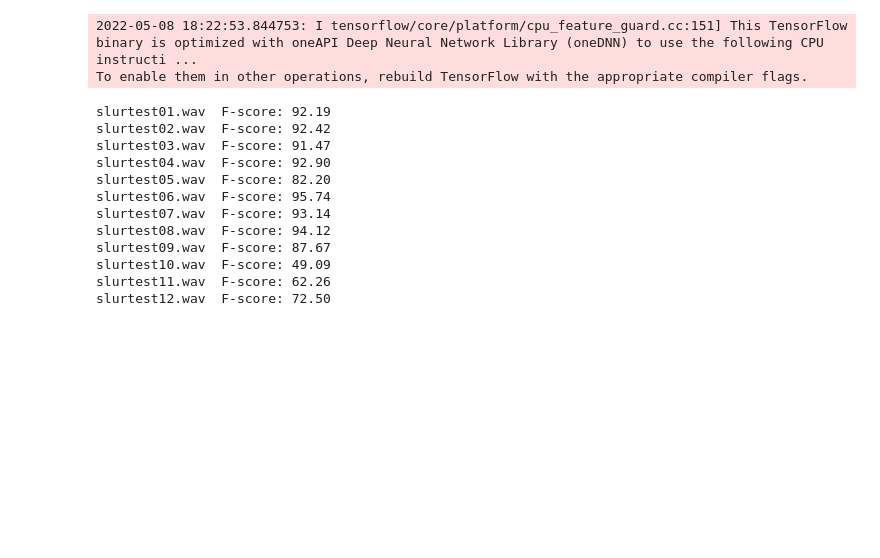
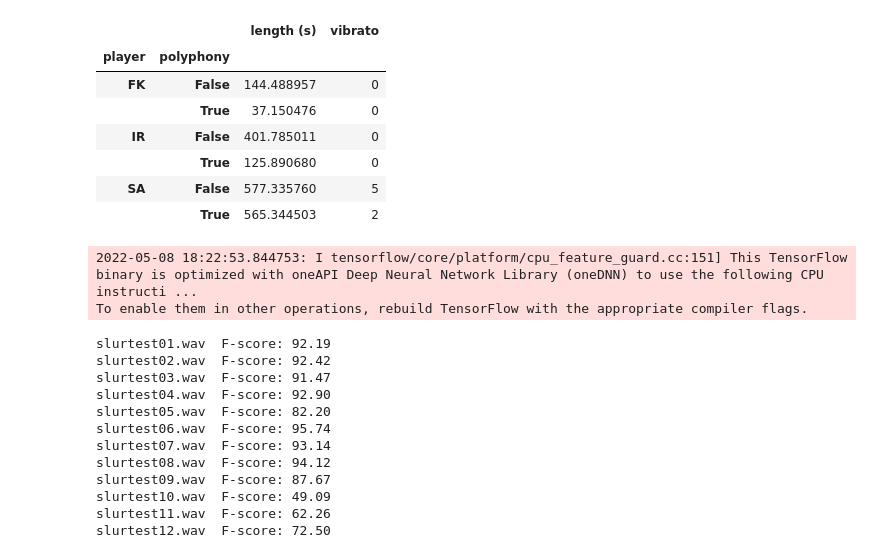
Before and after one commit to SimonFalk/beyondPianoRoll, a Jupyter notebook: data-analysis.ipynb, the cells around one changed output. Saved outputs shown, nothing was run; the diff lists cells and outputs as text; code cells hidden in the pictures; blank space fills up the shorter version.

```diff
--- a/data-analysis.ipynb
+++ b/data-analysis.ipynb
@@ -54,3 +77,15 @@ print(mean_ioi)
+# %%
+result = df.groupby(by=['player', 'polyphony']).sum()
+result
+# %% [output]
+|  |  | length (s) | vibrato |
+| player | polyphony |  |  |
+| FK | False | 144.488957 | 0 |
+|  | True | 37.150476 | 0 |
+| IR | False | 401.785011 | 0 |
+|  | True | 125.890680 | 0 |
+| SA | False | 577.335760 | 5 |
+|  | True | 565.344503 | 2 |
 # %%
 random_seed = 119
 n_splits =  5
```
Also changed, not shown: parts of 3 cells of this notebook, 1 other file.
